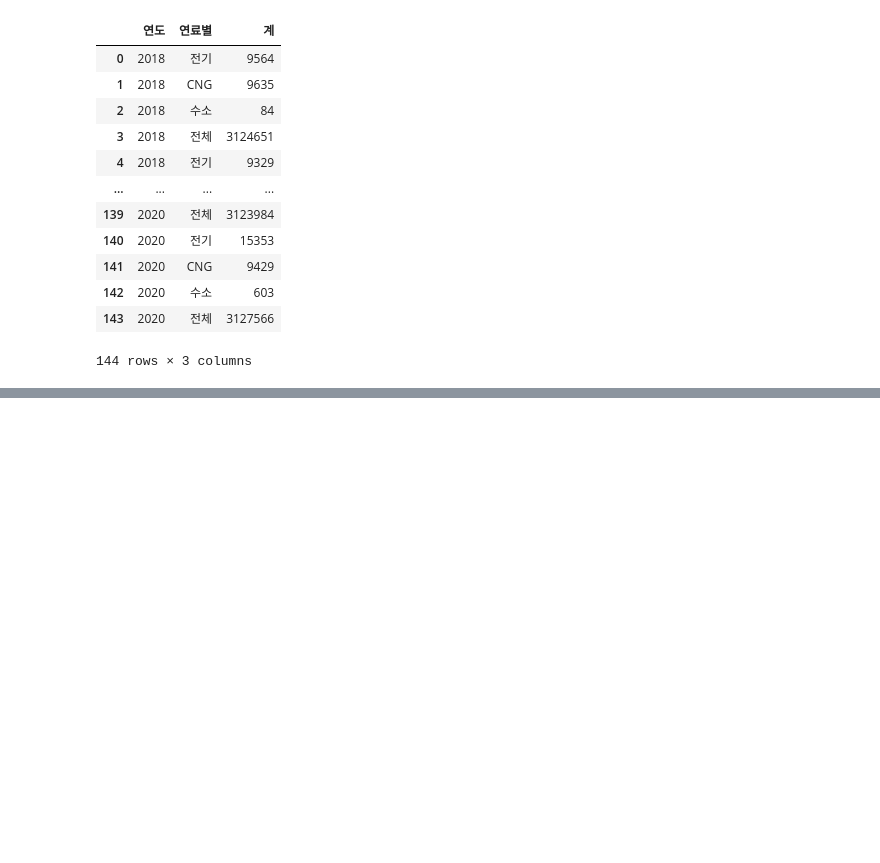
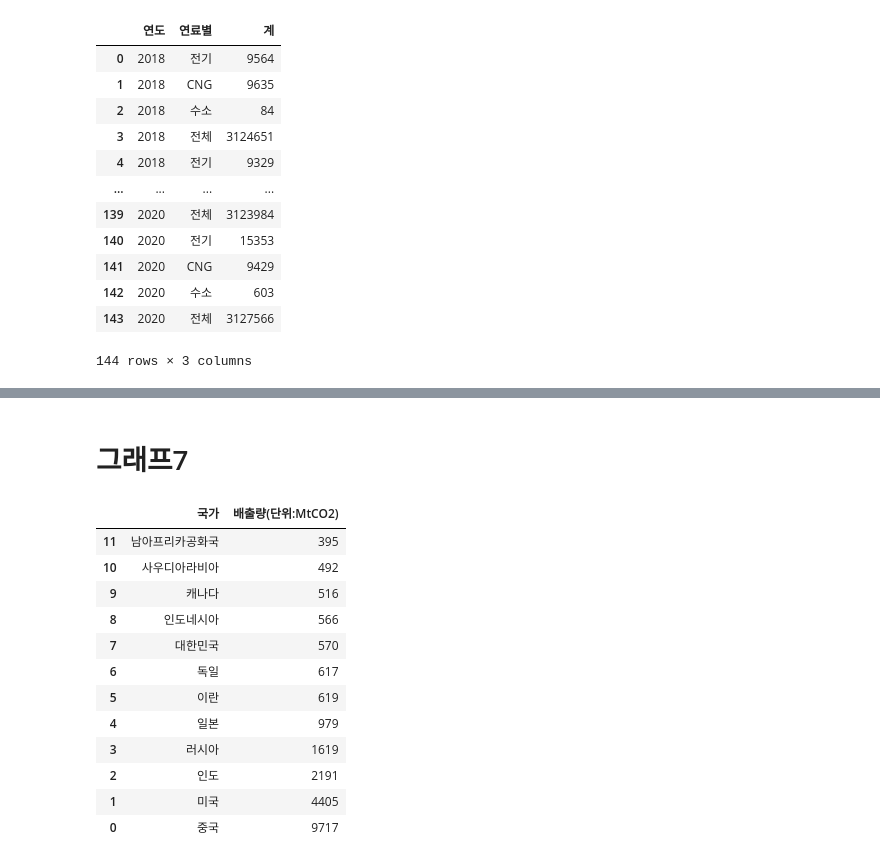
Before and after one commit to Eco-Financial/Eco-Financial, a Jupyter notebook: Visualization.ipynb, the cells around one changed output, grey strips where cells are left out. Cells and saved outputs as stored; diff of their text form; code cells hidden in the pictures; blank space fills up the shorter version.

```diff
--- a/Visualization.ipynb
+++ b/Visualization.ipynb
@@ -150,0 +172,20 @@ car_group_df
+# %% [markdown]
+# 그래프7
+# %%
+co2_df = pd.read_csv(r"co2.csv")
+co2_df.sort_values(by=['배출량(단위:MtCO2)'],ascending=True, inplace=True)
+co2_df
+# %% [output]
+|  | 국가 | 배출량(단위:MtCO2) |
+| 11 | 남아프리카공화국 | 395 |
+| 10 | 사우디아라비아 | 492 |
+| 9 | 캐나다 | 516 |
+| 8 | 인도네시아 | 566 |
+| 7 | 대한민국 | 570 |
+| 6 | 독일 | 617 |
+| 5 | 이란 | 619 |
+| 4 | 일본 | 979 |
+| 3 | 러시아 | 1619 |
+| 2 | 인도 | 2191 |
+| 1 | 미국 | 4405 |
+| 0 | 중국 | 9717 |
```
Also changed, not shown: parts of 21 cells of this notebook.
